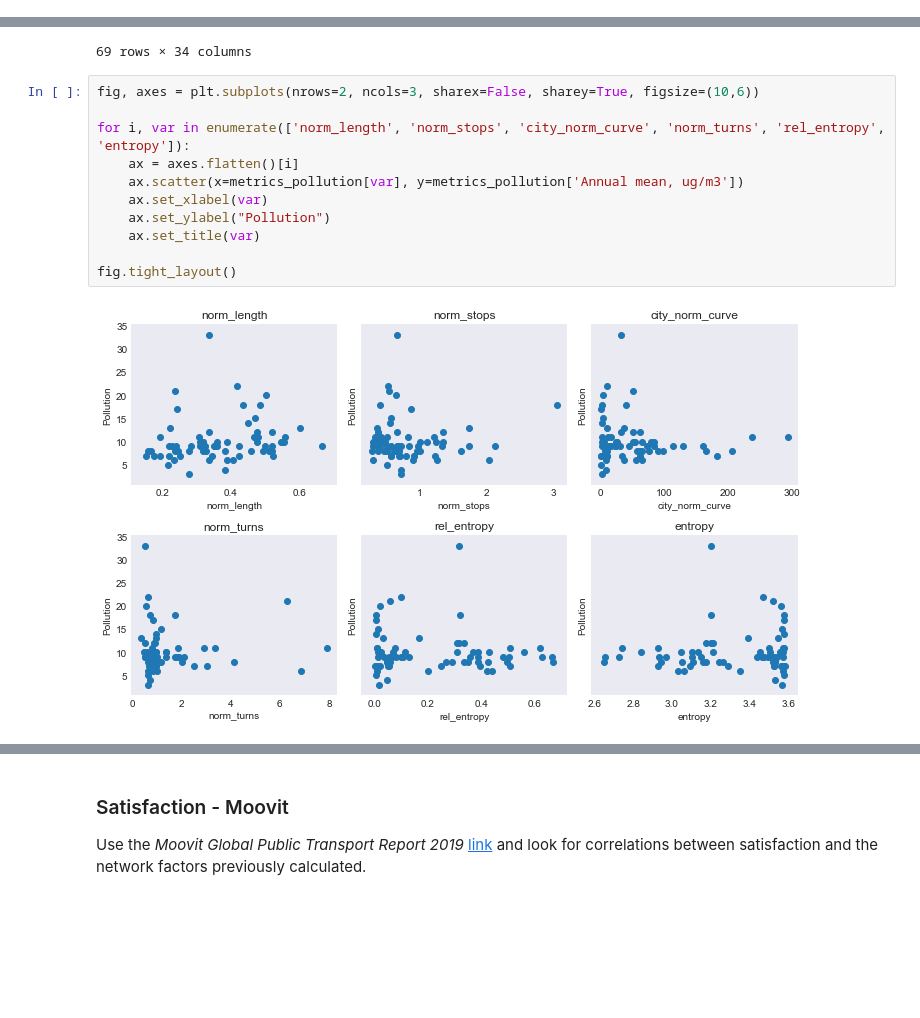
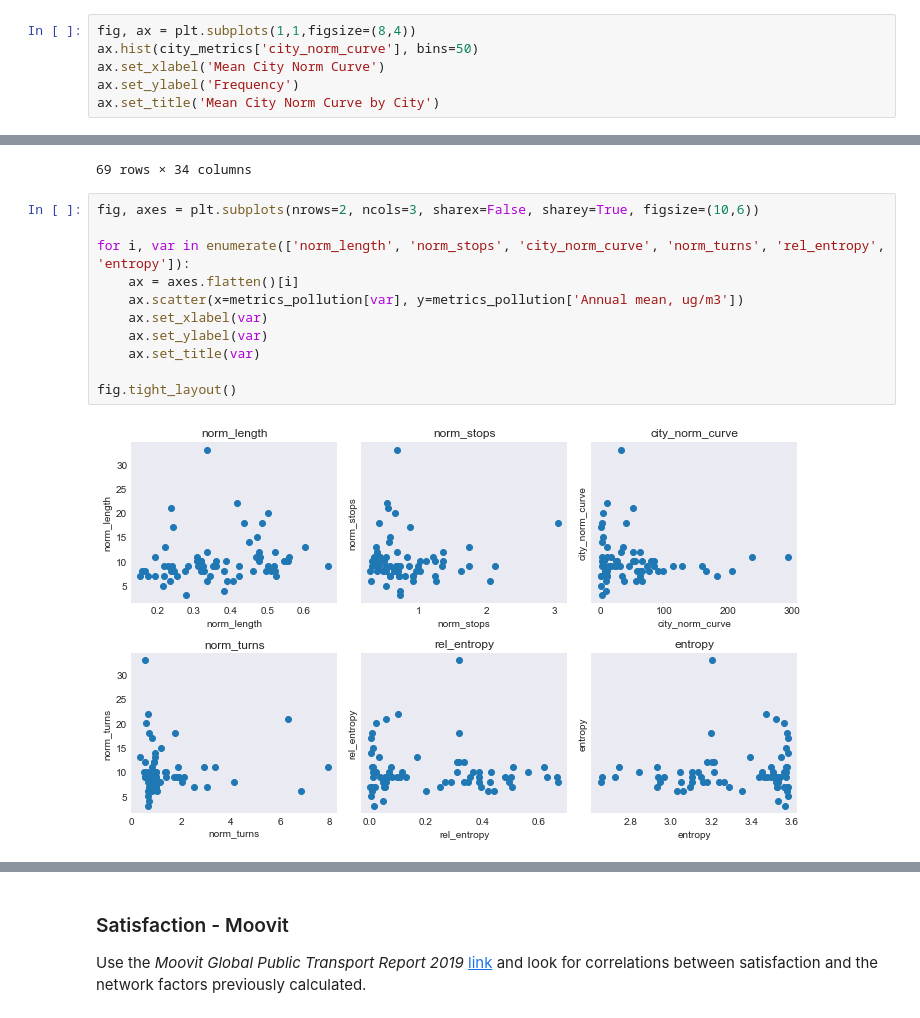
Before and after one commit to Urban-Analytics/BusAnalytics, a Jupyter notebook: Analysis/BusRouteAnalysis.ipynb, the cells around one changed output, grey strips where cells are left out. Drawn from its saved outputs; the diff is of its cells as text; blank space fills up the shorter version.

```diff
--- a/Analysis/BusRouteAnalysis.ipynb
+++ b/Analysis/BusRouteAnalysis.ipynb
@@ -463,3 +452,9 @@ city_metrics
 | 93 | Wellington | 26404.266667 | 37.466667 | 17.272327 | 8.578242 | 2.388683 | 1.0 | 1.0 | 17697.501651 | ... |
 | 94 | Winnipeg | 26321.516854 | 48.786517 | 14.179620 | 7.440052 | 2.203216 | 1.0 | 1.0 | 2585.414714 | ... |
 95 rows × 24 columns
+# %%
+fig, ax = plt.subplots(1,1,figsize=(8,4))
+ax.hist(city_metrics['city_norm_curve'], bins=50)
+ax.set_xlabel('Mean City Norm Curve')
+ax.set_ylabel('Frequency')
+ax.set_title('Mean City Norm Curve by City')
@@ -495,13 +493,13 @@ metrics_pollution
 # %%
 fig, axes = plt.subplots(nrows=2, ncols=3, sharex=False, sharey=True, figsize=(10,6))
 
 for i, var in enumerate(['norm_length', 'norm_stops', 'city_norm_curve', 'norm_turns', 'rel_entropy', 'entropy']):
     ax = axes.flatten()[i]
     ax.scatter(x=metrics_pollution[var], y=metrics_pollution['Annual mean, ug/m3'])
     ax.set_xlabel(var)
-    ax.set_ylabel("Pollution")
+    ax.set_ylabel(var)
     ax.set_title(var)
 
 fig.tight_layout()
 # %% [output]
-[figure, old version]
+[figure, new version]
```
Also changed, not shown: parts of 15 cells of this notebook.
